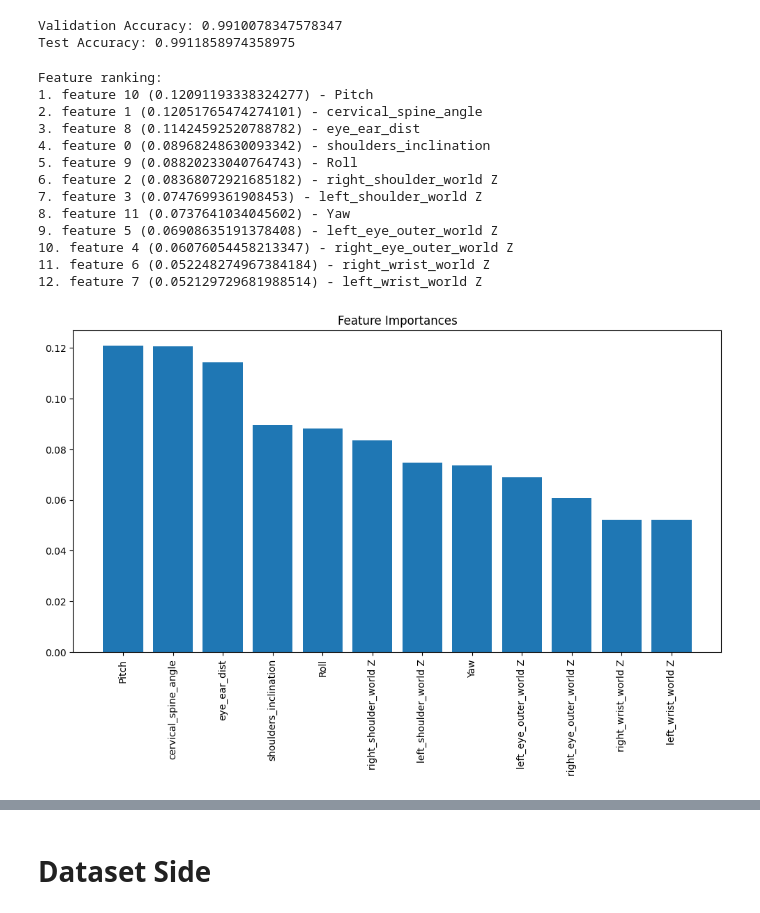
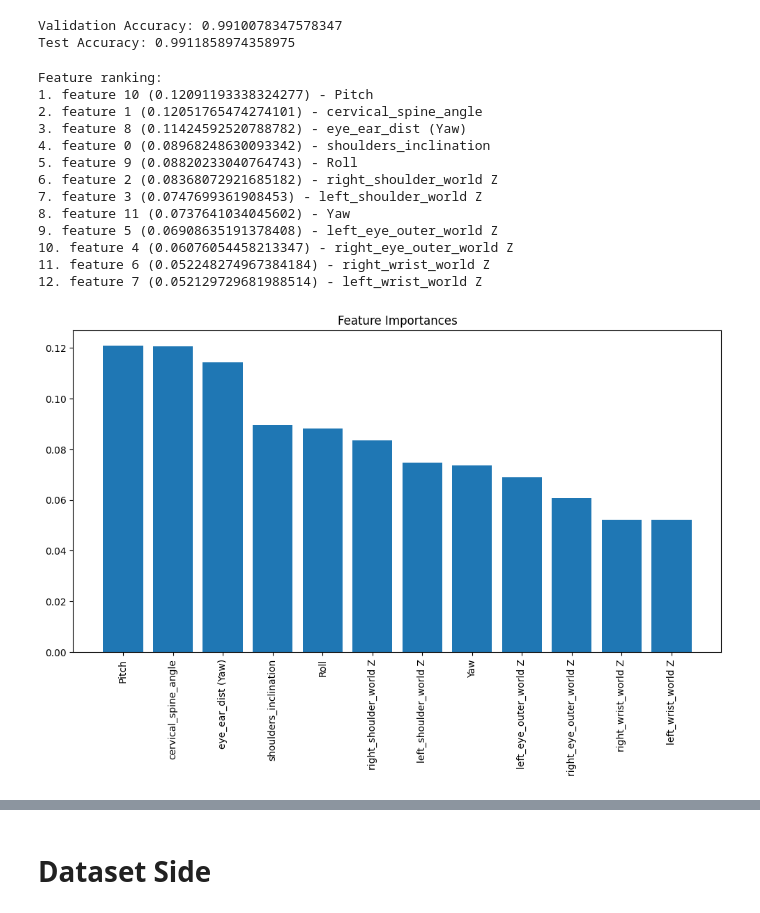
Before and after one commit to FucsikovaTereza/Research_Project, a Jupyter notebook: Random_forest.ipynb, the cells around one changed output, grey strips where cells are left out. Cells and saved outputs as stored; diff of their text form; code cells hidden in the pictures.

```diff
--- a/Random_forest.ipynb
+++ b/Random_forest.ipynb
@@ -108,42 +108,42 @@ Test Accuracy: 0.9911858974358975
 feature_names = [
     "shoulders_inclination", "cervical_spine_angle", "right_shoulder_world Z",
     "left_shoulder_world Z", "right_eye_outer_world Z", "left_eye_outer_world Z",
-    "right_wrist_world Z", "left_wrist_world Z", "eye_ear_dist",
+    "right_wrist_world Z", "left_wrist_world Z", "eye_ear_dist (Yaw)",
     "Roll", "Pitch", "Yaw"
 ]
 
 # Compute feature importances
 feature_importances = rf_model.feature_importances_
 
 # Sort the features by importance
 indices = np.argsort(feature_importances)[::-1]
 
 print("Feature ranking:")
 for f in range(X_train.shape[1]):
     print(f"{f + 1}. feature {indices[f]} ({feature_importances[indices[f]]}) - {feature_names[indices[f]]}")
 
 # Plot the feature importances
 plt.figure(figsize=(12, 6))
 plt.title("Feature Importances")
 plt.bar(range(X_train.shape[1]), feature_importances[indices], align="center")
 plt.xticks(range(X_train.shape[1]), [feature_names[i] for i in indices], rotation=90)
 plt.xlim([-1, X_train.shape[1]])
 plt.show()
 # %% [output]
 Feature ranking:
 1. feature 10 (0.12091193338324277) - Pitch
 2. feature 1 (0.12051765474274101) - cervical_spine_angle
-3. feature 8 (0.11424592520788782) - eye_ear_dist
+3. feature 8 (0.11424592520788782) - eye_ear_dist (Yaw)
 4. feature 0 (0.08968248630093342) - shoulders_inclination
 5. feature 9 (0.08820233040764743) - Roll
 6. feature 2 (0.08368072921685182) - right_shoulder_world Z
 7. feature 3 (0.0747699361908453) - left_shoulder_world Z
 8. feature 11 (0.0737641034045602) - Yaw
 9. feature 5 (0.06908635191378408) - left_eye_outer_world Z
 10. feature 4 (0.06076054458213347) - right_eye_outer_world Z
 11. feature 6 (0.052248274967384184) - right_wrist_world Z
 12. feature 7 (0.052129729681988514) - left_wrist_world Z
-[figure, old version]
+[figure, new version]
 # %%
 # Define the class names
 class_names = [
```
Also changed, not shown: parts of 6 cells of this notebook.
